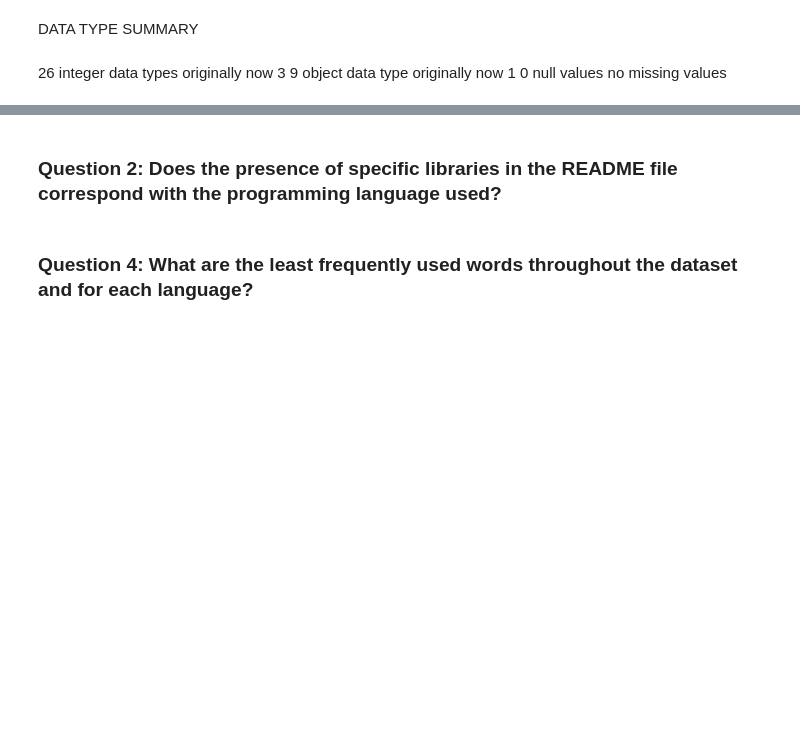
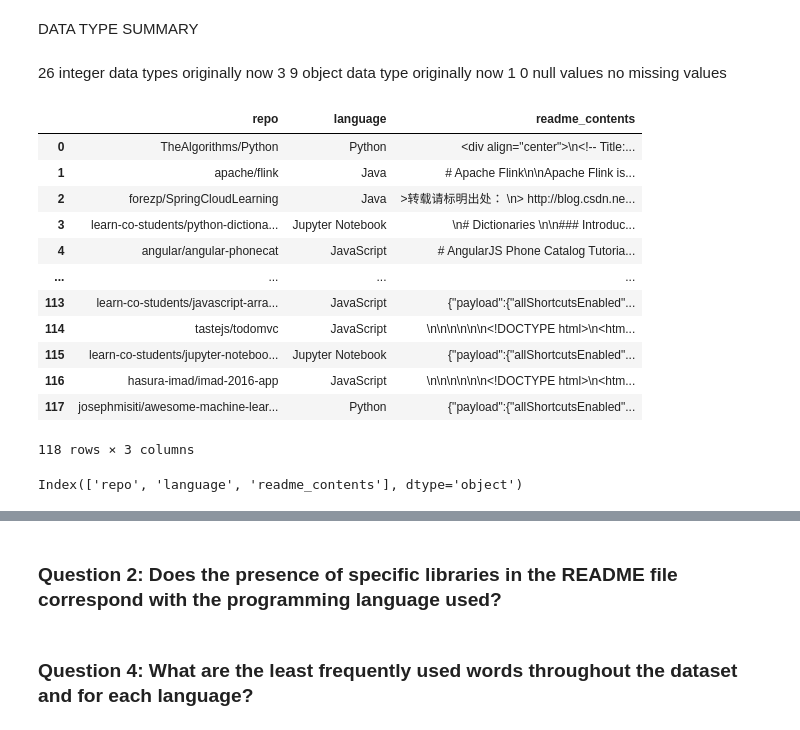
Before and after one commit to fork-your-repository/nlp-project, a Jupyter notebook: explore_ms.ipynb, the cells around one changed output, grey strips where cells are left out. Drawn from its saved outputs; the diff is of its cells as text; code cells hidden in the pictures; blank space fills up the shorter version.

```diff
--- a/explore_ms.ipynb
+++ b/explore_ms.ipynb
@@ -105,10 +116,27 @@ DATA TYPE SUMMARY
 no missing values
 # %%
 # Aquire data using methods described above.
-words_df = pd.read_json('data2.json')
+#Read the combined JSON data into a DataFrame
+words_df = w.pd.read_json('data2.json')
 words_df
+# %% [output]
+|  | repo | language | readme_contents |
+| 0 | TheAlgorithms/Python | Python | <div align="center">\n<!-- Title:... |
+| 1 | apache/flink | Java | # Apache Flink\n\nApache Flink is... |
+| 2 | forezp/SpringCloudLearning | Java | >转载请标明出处： \n> http://blog.csdn.ne... |
+| 3 | learn-co-students/python-dictiona... | Jupyter Notebook | \n# Dictionaries \n\n### Introduc... |
+| 4 | angular/angular-phonecat | JavaScript | # AngularJS Phone Catalog Tutoria... |
+| ... | ... | ... | ... |
+| 113 | learn-co-students/javascript-arra... | JavaScript | {"payload":{"allShortcutsEnabled"... |
+| 114 | tastejs/todomvc | JavaScript | \n\n\n\n\n\n<!DOCTYPE html>\n<htm... |
+| 115 | learn-co-students/jupyter-noteboo... | Jupyter Notebook | {"payload":{"allShortcutsEnabled"... |
+| 116 | hasura-imad/imad-2016-app | JavaScript | \n\n\n\n\n\n<!DOCTYPE html>\n<htm... |
+| 117 | josephmisiti/awesome-machine-lear... | Python | {"payload":{"allShortcutsEnabled"... |
+118 rows × 3 columns
 # %%
 # Dataset columns
 words_df.columns
+# %% [output]
+Index(['repo', 'language', 'readme_contents'], dtype='object')
 # %%
 words_df.language.value_counts()
```
Also changed, not shown: parts of 106 cells of this notebook.
